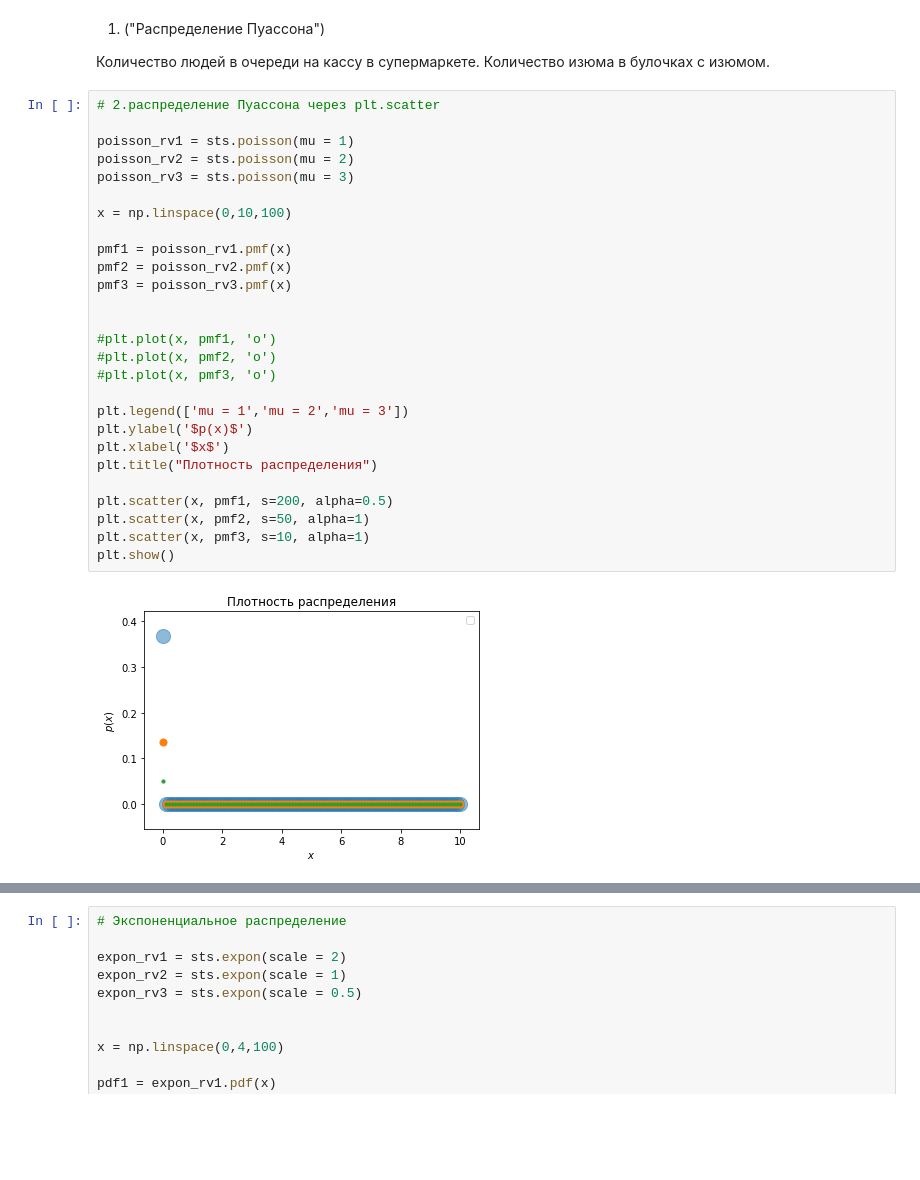
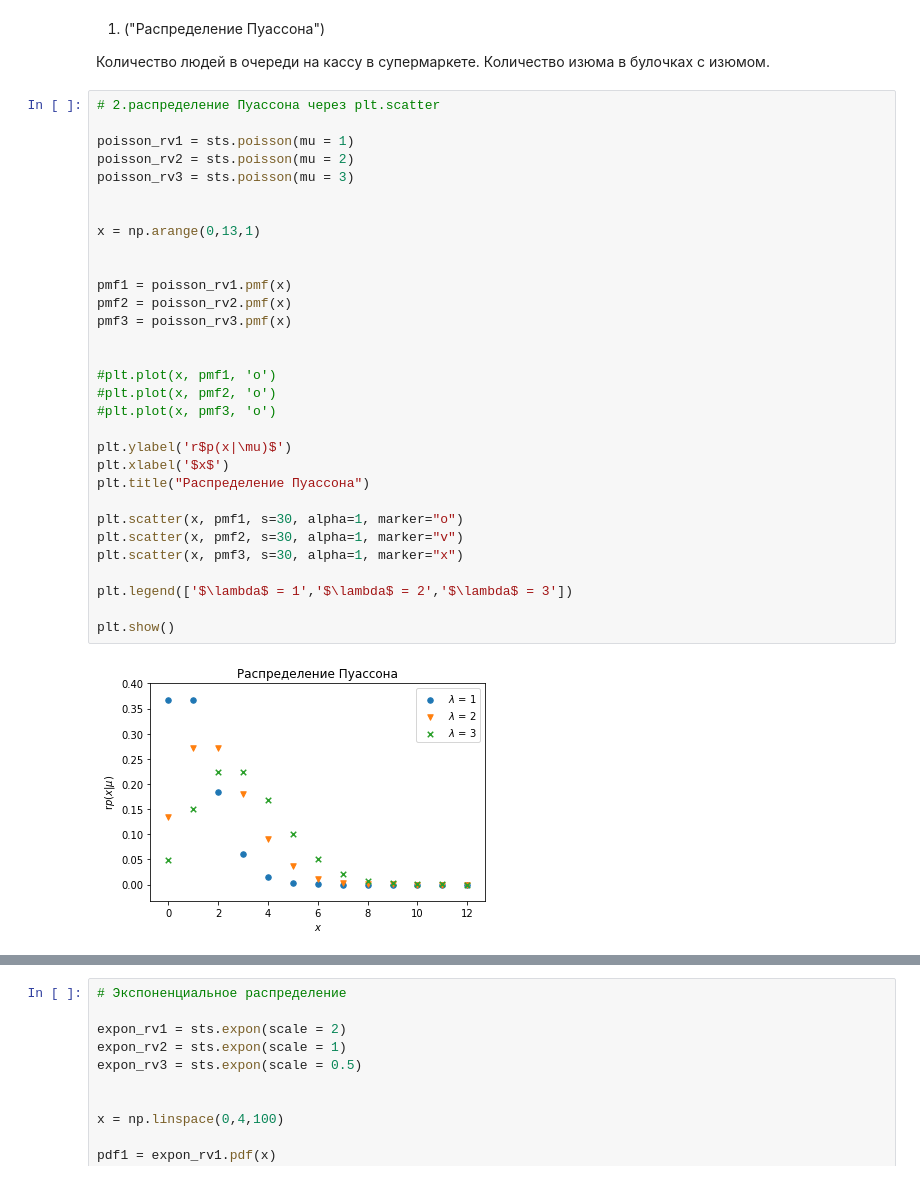
Before and after one commit to olgamonahova/python, a Jupyter notebook: Статистика ДЗ 1.ipynb, the cells around one changed output, grey strips where cells are left out. Cells and saved outputs as stored; diff of their text form; blank space fills up the shorter version.

```diff
--- a/Статистика ДЗ 1.ipynb
+++ b/Статистика ДЗ 1.ipynb
@@ -12,30 +12,34 @@ import scipy.stats as sts
 # %%
 # 2.распределение Пуассона через plt.scatter
 
 poisson_rv1 = sts.poisson(mu = 1)
 poisson_rv2 = sts.poisson(mu = 2)
 poisson_rv3 = sts.poisson(mu = 3)
 
-x = np.linspace(0,10,100)
+
+x = np.arange(0,13,1)
+
 
 pmf1 = poisson_rv1.pmf(x)
 pmf2 = poisson_rv2.pmf(x)
 pmf3 = poisson_rv3.pmf(x)
 
 
 #plt.plot(x, pmf1, 'o')
 #plt.plot(x, pmf2, 'o')
 #plt.plot(x, pmf3, 'o')
 
-plt.legend(['mu = 1','mu = 2','mu = 3'])
-plt.ylabel('$p(x)$')
+plt.ylabel('r$p(x|\mu)$')
 plt.xlabel('$x$')
-plt.title("Плотность распределения")
+plt.title("Распределение Пуассона")
 
-plt.scatter(x, pmf1, s=200, alpha=0.5)
-plt.scatter(x, pmf2, s=50, alpha=1)
-plt.scatter(x, pmf3, s=10, alpha=1)
+plt.scatter(x, pmf1, s=30, alpha=1, marker="o")
+plt.scatter(x, pmf2, s=30, alpha=1, marker="v")
+plt.scatter(x, pmf3, s=30, alpha=1, marker="x")
+
+plt.legend(['$\lambda$ = 1','$\lambda$ = 2','$\lambda$ = 3'])
+
 plt.show()
 # %% [output]
-[figure, old version]
+[figure, new version]
 # %%
```
Also changed, not shown: parts of 3 cells of this notebook.
